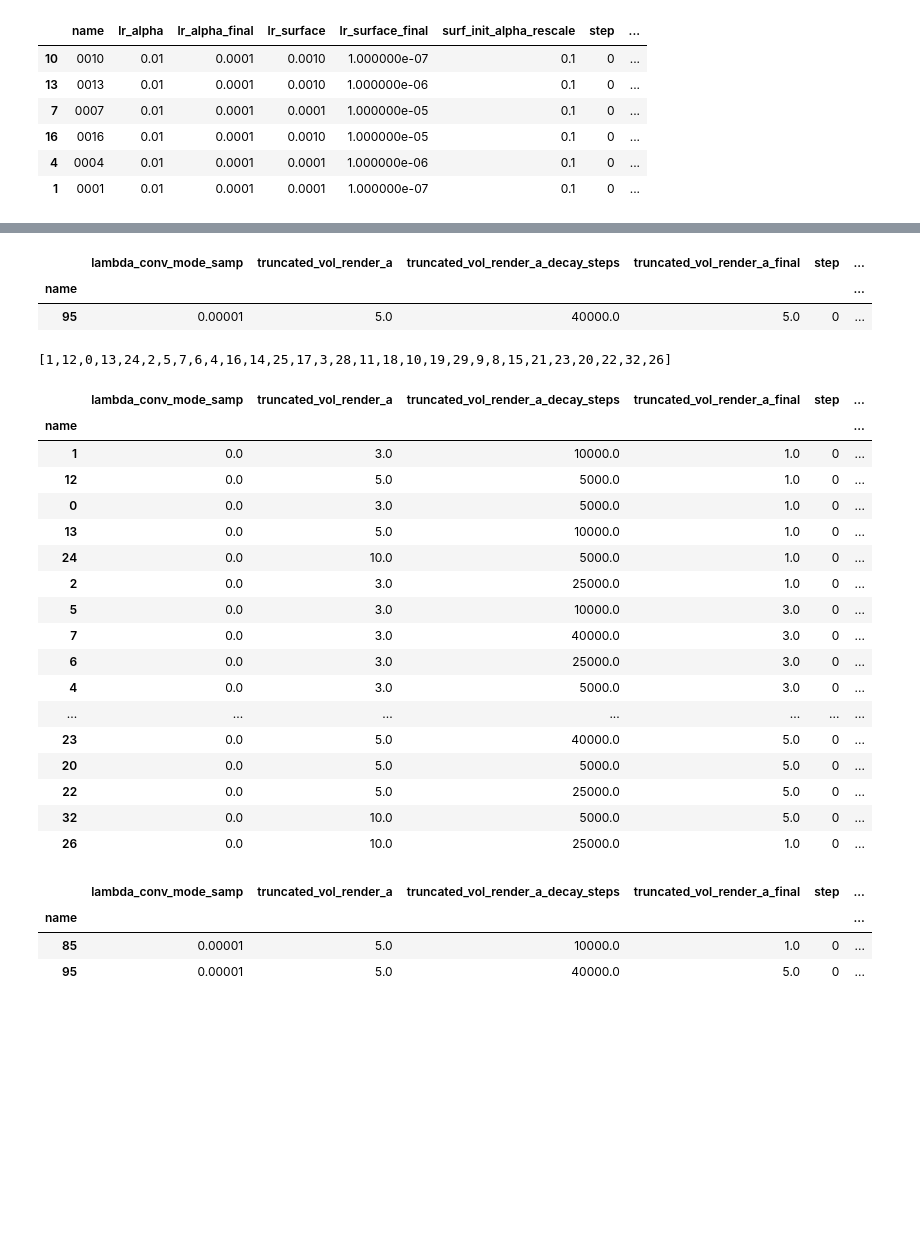
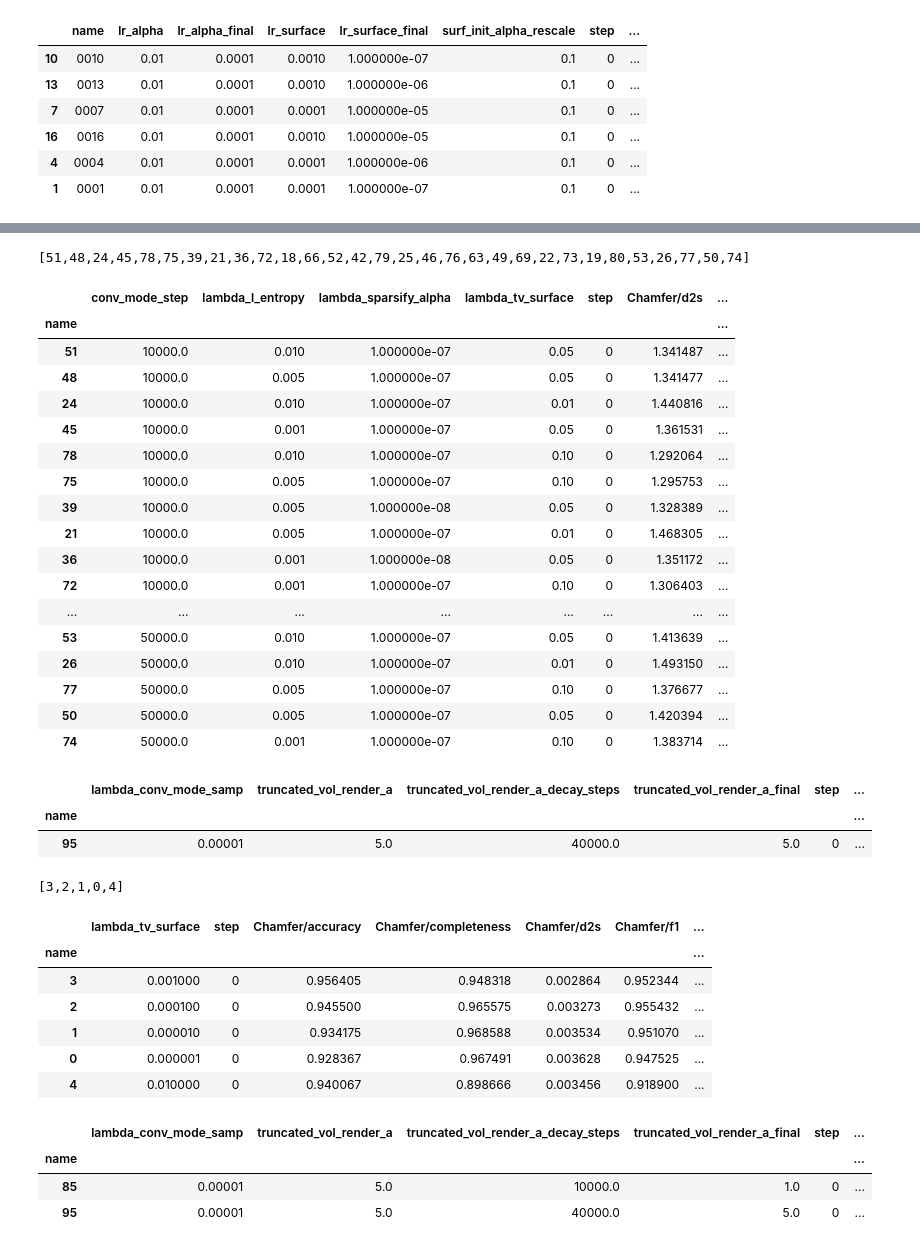
Before and after one commit to sxyu/svox2, a Jupyter notebook: tune_result.ipynb, the cells around one changed output, grey strips where cells are left out. Saved outputs shown, nothing was run; the diff lists cells and outputs as text; code cells hidden in the pictures; blank space fills up the shorter version.

```diff
--- a/tune_result.ipynb
+++ b/tune_result.ipynb
@@ -163,3 +329,48 @@ df_sorted
+# %%
+# SummaryReader
+df = None
+# log_dir = Path("/rds/project/rds-qxpdOeYWi78/plenoxels/opt/ckpt/auto_tune/ship_re/less_trunc_solid")
+# log_dir = Path("/rds/project/rds-qxpdOeYWi78/plenoxels/opt/ckpt/auto_tune/ficus/less_trunc")
+log_dir = Path("/rds/project/rds-qxpdOeYWi78/plenoxels/opt/ckpt/auto_tune/dtu_scan63/dtu_tune_lr")
+log_dir = Path("/rds/project/rds-qxpdOeYWi78/plenoxels/opt/ckpt/auto_tune/dtu_scan63/dtu_tune_sparse")
+log_dir = Path("/rds/project/rds-qxpdOeYWi78/plenoxels/opt/ckpt/auto_tune/dtu_scan63/dtu_new_trunc")
+log_dir = Path("/rds/project/rds-qxpdOeYWi78/plenoxels/opt/ckpt/auto_tune/dtu_scan63/dtu_new_conv")
+
+summary_file = sorted(list(log_dir.glob("*/hparam_pts/*")))
+summary_file = sorted(list(log_dir.glob("*/hparam_surf_close/*")))
+# summary_file = sorted(list(log_dir.glob("*/hparam_mode01/*")))
+
+df1 = get_result(summary_file)
+
+df_sorted = df1.sort_values(by='Chamfer/mean')[:30]
+
+names = df_sorted.index.tolist()
+
+print(str(names).replace(' ', ''))
+
+df_sorted
+# df.sort_values(by='Image/psnr', ascending=False)[:30]
+# df.iloc[[24]]
+# %% [output]
+[51,48,24,45,78,75,39,21,36,72,18,66,52,42,79,25,46,76,63,49,69,22,73,19,80,53,26,77,50,74]
+|  | conv_mode_step | lambda_l_entropy | lambda_sparsify_alpha | lambda_tv_surface | step | Chamfer/d2s | ... |
+| name |  |  |  |  |  |  | ... |
+| 51 | 10000.0 | 0.010 | 1.000000e-07 | 0.05 | 0 | 1.341487 | ... |
+| 48 | 10000.0 | 0.005 | 1.000000e-07 | 0.05 | 0 | 1.341477 | ... |
+| 24 | 10000.0 | 0.010 | 1.000000e-07 | 0.01 | 0 | 1.440816 | ... |
+| 45 | 10000.0 | 0.001 | 1.000000e-07 | 0.05 | 0 | 1.361531 | ... |
+| 78 | 10000.0 | 0.010 | 1.000000e-07 | 0.10 | 0 | 1.292064 | ... |
+| 75 | 10000.0 | 0.005 | 1.000000e-07 | 0.10 | 0 | 1.295753 | ... |
+| 39 | 10000.0 | 0.005 | 1.000000e-08 | 0.05 | 0 | 1.328389 | ... |
+| 21 | 10000.0 | 0.005 | 1.000000e-07 | 0.01 | 0 | 1.468305 | ... |
+| 36 | 10000.0 | 0.001 | 1.000000e-08 | 0.05 | 0 | 1.351172 | ... |
+| 72 | 10000.0 | 0.001 | 1.000000e-07 | 0.10 | 0 | 1.306403 | ... |
+| ... | ... | ... | ... | ... | ... | ... | ... |
+| 53 | 50000.0 | 0.010 | 1.000000e-07 | 0.05 | 0 | 1.413639 | ... |
+| 26 | 50000.0 | 0.010 | 1.000000e-07 | 0.01 | 0 | 1.493150 | ... |
+| 77 | 50000.0 | 0.005 | 1.000000e-07 | 0.10 | 0 | 1.376677 | ... |
+| 50 | 50000.0 | 0.005 | 1.000000e-07 | 0.05 | 0 | 1.420394 | ... |
+| 74 | 50000.0 | 0.001 | 1.000000e-07 | 0.10 | 0 | 1.383714 | ... |
 # %%
 df3.loc[[95]]
 # %% [output]
@@ -169,45 +380,32 @@ df3.loc[[95]]
 # %%
 # SummaryReader
 df = None
-log_dir = Path("/rds/project/rds-qxpdOeYWi78/plenoxels/opt/ckpt/auto_tune/ship_re/lv_rm_mlv_sparsity")
-log_dir = Path("/rds/project/rds-qxpdOeYWi78/plenoxels/opt/ckpt/auto_tune/ficus/lv_rm_mlv_clamp_0_conv")
-# log_dir = Path("/rds/project/rds-qxpdOeYWi78/plenoxels/opt/ckpt/auto_tune/ship_re/lv_erm_mlv")
+log_dir = Path("/rds/project/rds-qxpdOeYWi78/plenoxels/opt/ckpt/auto_tune/ship_re/alpha_dep_tv_new_2")
 
 summary_file = sorted(list(log_dir.glob("*/hparam_pts/*")))
 # summary_file = sorted(list(log_dir.glob("*/hparam_surf_close/*")))
 # summary_file = sorted(list(log_dir.glob("*/hparam_mode01/*")))
 
-df4 = get_result(summary_file)
+df3 = get_result(summary_file)
 
-df_sorted = df4.sort_values(by='Chamfer/mean')[:30]
+df_sorted = df3.sort_values(by='Chamfer/mean')[:30]
 
 names = df_sorted.index.tolist()
 
 print(str(names).replace(' ', ''))
 
 df_sorted
 # df.sort_values(by='Image/psnr', ascending=False)[:30]
 # df.iloc[[24]]
 # %% [output]
-[1,12,0,13,24,2,5,7,6,4,16,14,25,17,3,28,11,18,10,19,29,9,8,15,21,23,20,22,32,26]
+[3,2,1,0,4]
-|  | lambda_conv_mode_samp | truncated_vol_render_a | truncated_vol_render_a_decay_steps | truncated_vol_render_a_final | step | ... |
-| name |  |  |  |  |  | ... |
-| 1 | 0.0 | 3.0 | 10000.0 | 1.0 | 0 | ... |
-| 12 | 0.0 | 5.0 | 5000.0 | 1.0 | 0 | ... |
-| 0 | 0.0 | 3.0 | 5000.0 | 1.0 | 0 | ... |
-| 13 | 0.0 | 5.0 | 10000.0 | 1.0 | 0 | ... |
-| 24 | 0.0 | 10.0 | 5000.0 | 1.0 | 0 | ... |
-| 2 | 0.0 | 3.0 | 25000.0 | 1.0 | 0 | ... |
-| 5 | 0.0 | 3.0 | 10000.0 | 3.0 | 0 | ... |
-| 7 | 0.0 | 3.0 | 40000.0 | 3.0 | 0 | ... |
-| 6 | 0.0 | 3.0 | 25000.0 | 3.0 | 0 | ... |
-| 4 | 0.0 | 3.0 | 5000.0 | 3.0 | 0 | ... |
-| ... | ... | ... | ... | ... | ... | ... |
-| 23 | 0.0 | 5.0 | 40000.0 | 5.0 | 0 | ... |
-| 20 | 0.0 | 5.0 | 5000.0 | 5.0 | 0 | ... |
-| 22 | 0.0 | 5.0 | 25000.0 | 5.0 | 0 | ... |
-| 32 | 0.0 | 10.0 | 5000.0 | 5.0 | 0 | ... |
-| 26 | 0.0 | 10.0 | 25000.0 | 1.0 | 0 | ... |
+|  | lambda_tv_surface | step | Chamfer/accuracy | Chamfer/completeness | Chamfer/d2s | Chamfer/f1 | ... |
+| name |  |  |  |  |  |  | ... |
+| 3 | 0.001000 | 0 | 0.956405 | 0.948318 | 0.002864 | 0.952344 | ... |
+| 2 | 0.000100 | 0 | 0.945500 | 0.965575 | 0.003273 | 0.955432 | ... |
+| 1 | 0.000010 | 0 | 0.934175 | 0.968588 | 0.003534 | 0.951070 | ... |
+| 0 | 0.000001 | 0 | 0.928367 | 0.967491 | 0.003628 | 0.947525 | ... |
+| 4 | 0.010000 | 0 | 0.940067 | 0.898666 | 0.003456 | 0.918900 | ... |
 # %%
 df2.loc[[85, 95]]
 # %% [output]
```
Also changed, not shown: parts of 9 cells of this notebook, 13 other files.
